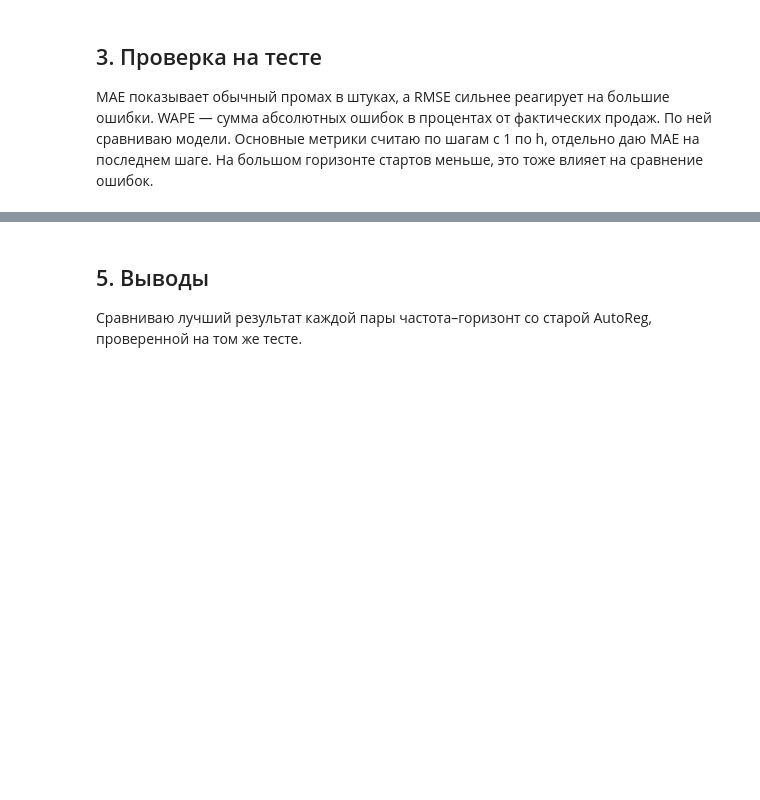
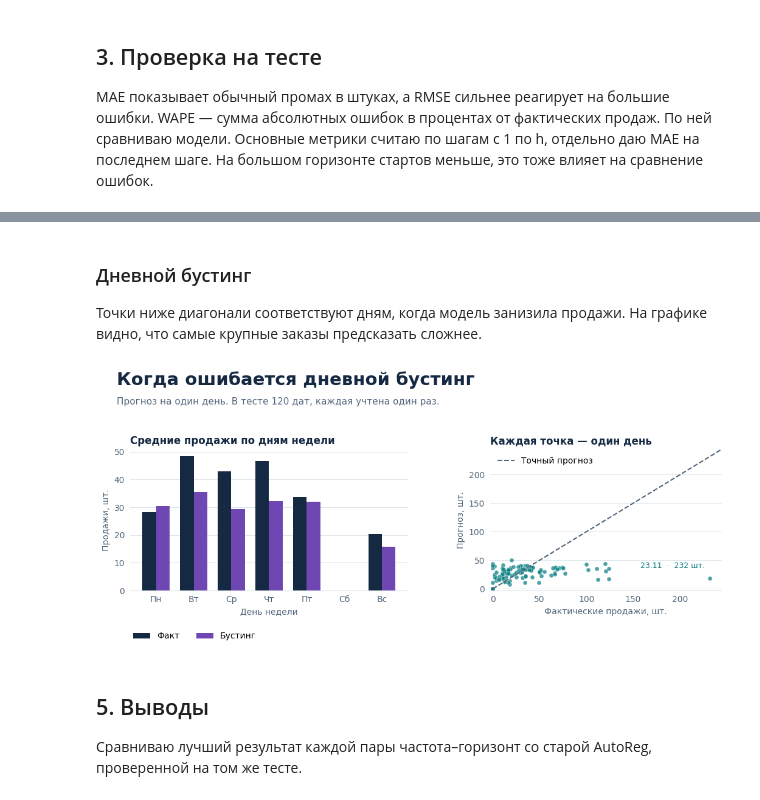
Before and after one commit to StiksXGod/hse-time-series, a Jupyter notebook: homework_2/forecast.ipynb, the cells around one changed output, grey strips where cells are left out. Drawn from its saved outputs; the diff is of its cells as text; code cells hidden in the pictures; blank space fills up the shorter version.

```diff
--- a/homework_2/forecast.ipynb
+++ b/homework_2/forecast.ipynb
@@ -195,3 +162,11 @@ plot_errors(metrics)
+# %% [markdown]
+### Дневной бустинг
+
+Точки ниже диагонали соответствуют дням, когда модель занизила продажи. На графике видно, что самые крупные заказы предсказать сложнее.
+# %%
+save_figure(daily_diagnostics(predictions), figures_dir, "daily-diagnostics.png")
+# %% [output]
+[figure, added]
 # %% [markdown]
 ## 5. Выводы
 
```
Also changed, not shown: parts of 9 cells of this notebook, 10 other files.
